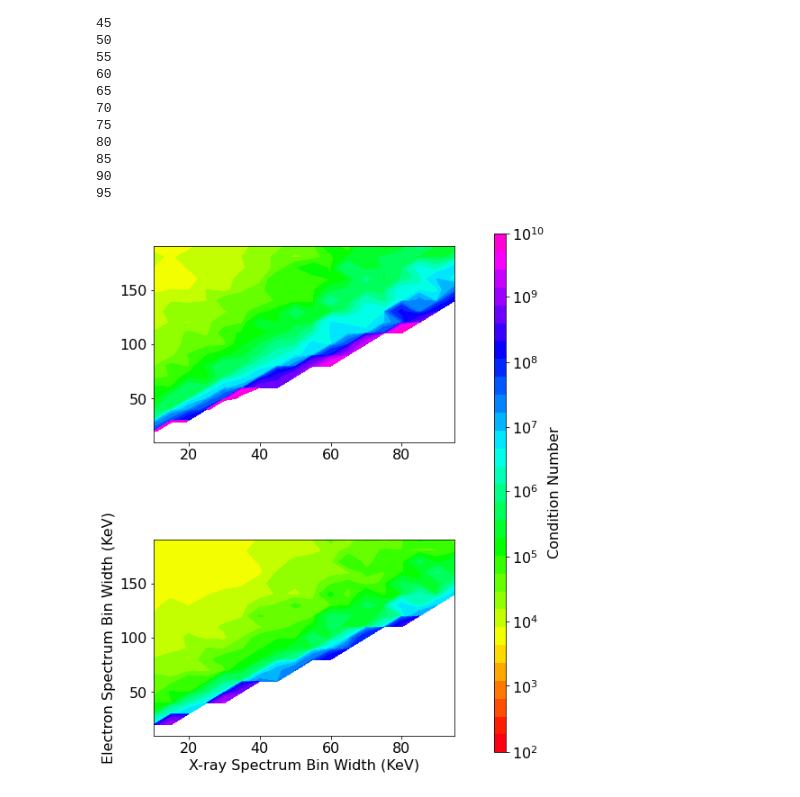
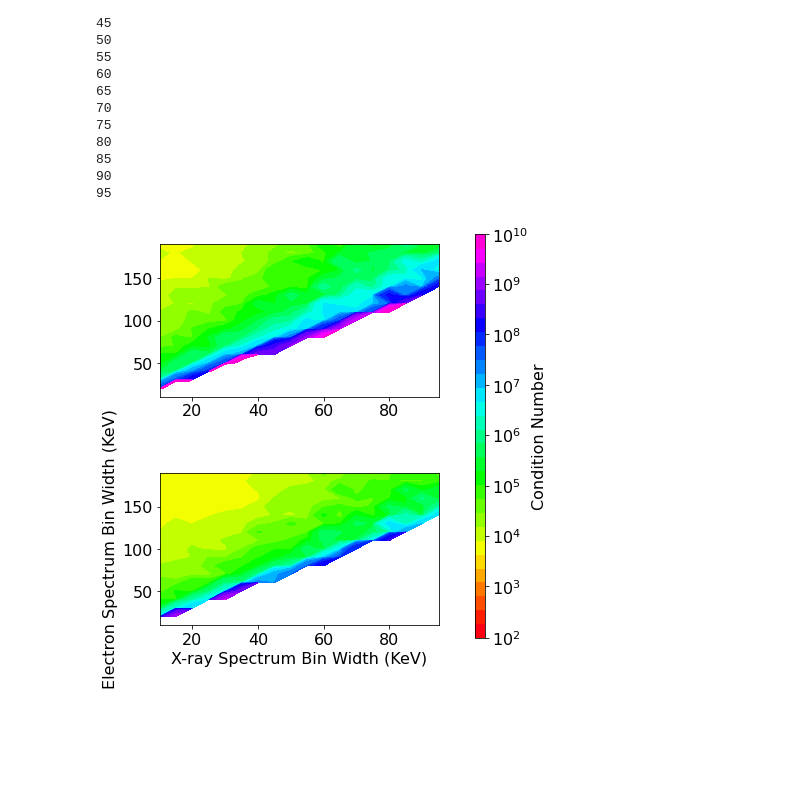
Before and after one commit to mrpatrick1991/thesis, a Jupyter notebook: figures/chapter_4/condition_number_binning_diagonal_scaling/Untitled2.ipynb, the cells around one changed output. Drawn from its saved outputs; the diff is of its cells as text; code cells hidden in the pictures; blank space fills up the shorter version.

Commit message:
update figure

```diff
--- a/figures/chapter_4/condition_number_binning_diagonal_scaling/Untitled2.ipynb
+++ b/figures/chapter_4/condition_number_binning_diagonal_scaling/Untitled2.ipynb
@@ -107,32 +107,32 @@ from matplotlib import ticker, cm
 
 
 font = {'family' : 'normal',
         'weight' : 'normal',
         'size'   : 16}
 
 matplotlib.rc('font', **font)
 target = cnum1
 target2 = cnum2
-fig = plt.figure(figsize=(6,10))
+fig = plt.figure(figsize=(5,7))
 
 gs = plt.GridSpec(nrows=2, ncols=1,hspace=.5,wspace=.4)
 ax1 = fig.add_subplot(gs[0, 0])
 ax2 = fig.add_subplot(gs[1, 0])
 
 
 cs=ax2.contourf(target[0],target[1]*10,target[2],locator=ticker.LogLocator(),levels=np.logspace(2,10,30),cmap='gist_rainbow')
 cs2=ax1.contourf(target2[0],target2[1]*10,target2[2],locator=ticker.LogLocator(),levels=np.logspace(2,10,30),cmap='gist_rainbow')
 cbaxes = fig.add_axes([1, 0.1, 0.03, 0.8])
 
 cbar=fig.colorbar(cs,ticks=np.logspace(1,100,100),cax=cbaxes)
 
 
 ax2.set_xlabel('X-ray Spectrum Bin Width (KeV)')
 ax2.set_ylabel('Electron Spectrum Bin Width (KeV)')
 
 
 cbar.ax.set_ylabel('Condition Number')
 
 fig.savefig('fig.pdf')
 # %% [output]
-[figure, old version]
+[figure, new version]
```
Also changed, not shown: 2 other files.
